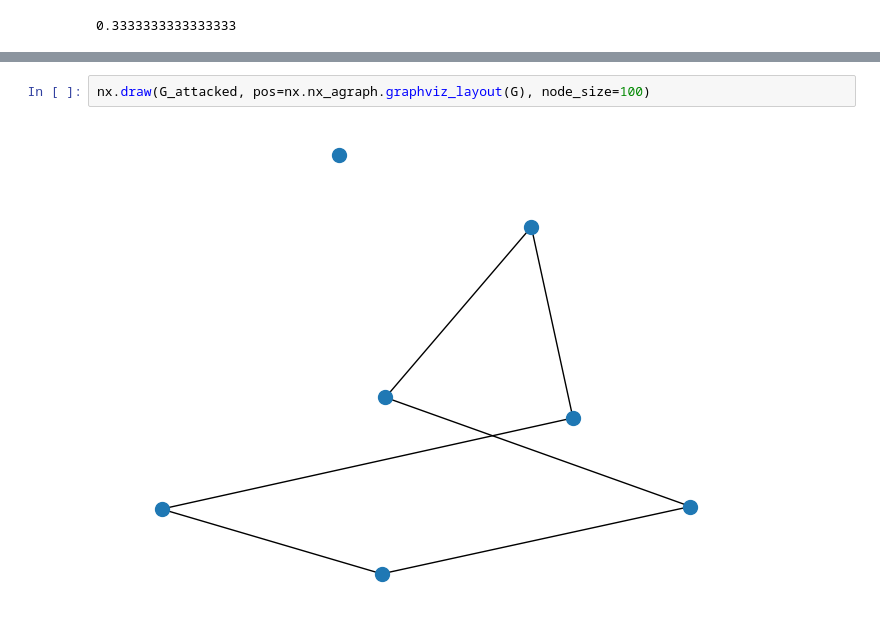
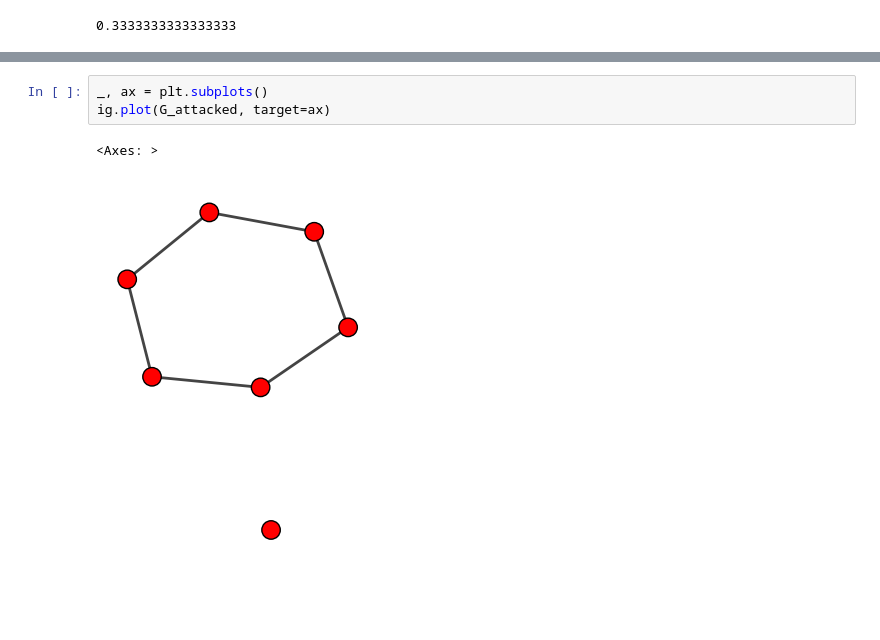
Before and after one commit to stigrs/lnad, a Jupyter notebook: examples/example1.ipynb, the cells around one changed output, grey strips where cells are left out. Saved outputs shown, nothing was run; the diff lists cells and outputs as text; blank space fills up the shorter version.

```diff
--- a/examples/example1.ipynb
+++ b/examples/example1.ipynb
@@ -42,5 +45,7 @@ print(lcc)
 [10, 9, 8, 6]
-# %%
-nx.draw(G_attacked, pos=nx.nx_agraph.graphviz_layout(G), node_size=100)
-# %% [output]
-[figure, removed]
+# %%
+_, ax = plt.subplots()
+ig.plot(G_attacked, target=ax)
+# %% [output]
+<Axes: >
+[figure, added]
```
Also changed, not shown: parts of 2 cells of this notebook, 1 other file.
